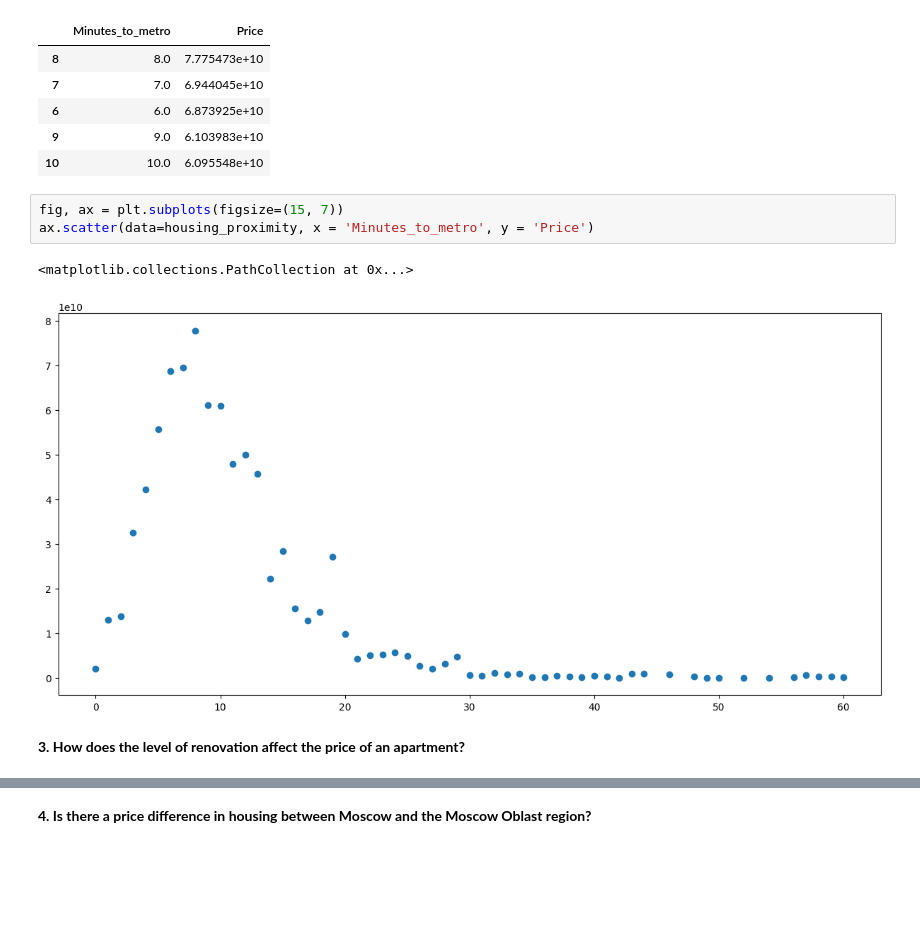
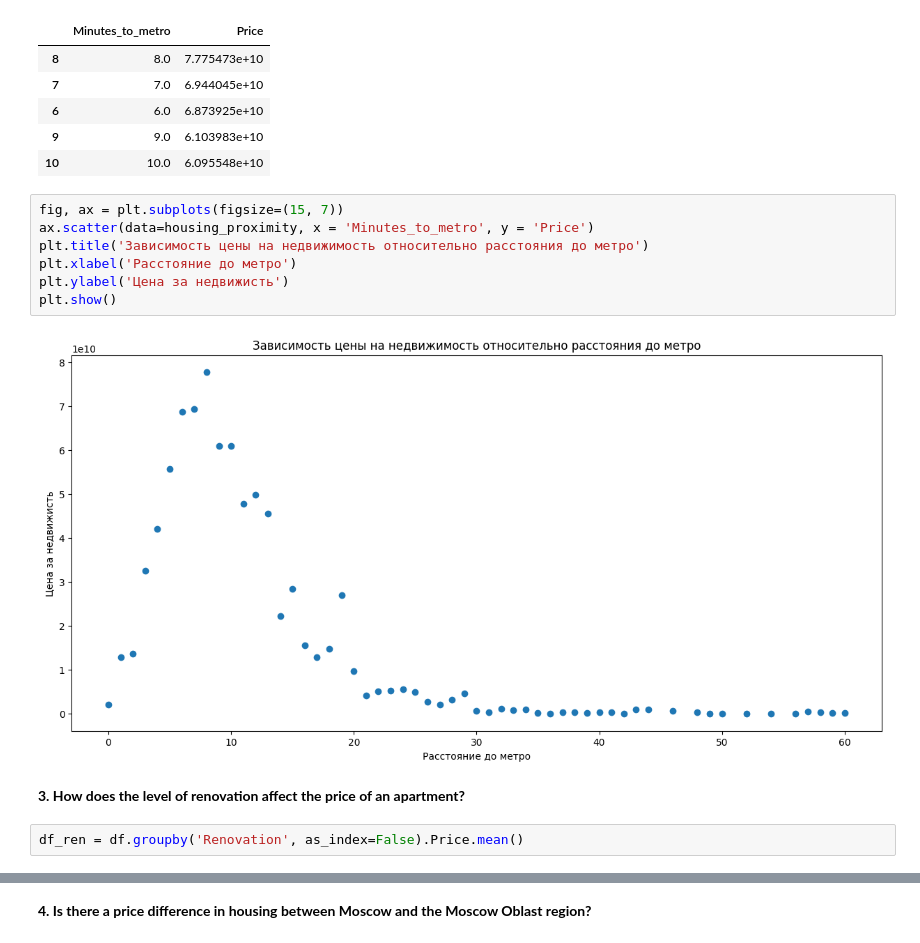
Before and after one commit to WhosArt/Moscow_housing_price, a Jupyter notebook: house_pricing/house_pricing.ipynb, the cells around one changed output, grey strips where cells are left out. Drawn from its saved outputs; the diff is of its cells as text; blank space fills up the shorter version.

Commit message:
3. How does the level of renovation affect the price of an apartment?

```diff
--- a/house_pricing/house_pricing.ipynb
+++ b/house_pricing/house_pricing.ipynb
@@ -69,8 +69,13 @@ housing_proximity.head(5)
 # %%
 fig, ax = plt.subplots(figsize=(15, 7))
 ax.scatter(data=housing_proximity, x = 'Minutes_to_metro', y = 'Price')
+plt.title('Зависимость цены на недвижимость относительно расстояния до метро')
+plt.xlabel('Расстояние до метро')
+plt.ylabel('Цена за недвижисть')
+plt.show()
 # %% [output]
-<matplotlib.collections.PathCollection at 0x...>
-[figure, old version]
+[figure, new version]
 # %% [markdown]
 **3. How does the level of renovation affect the price of an apartment?**
+# %%
+df_ren = df.groupby('Renovation', as_index=False).Price.mean()
```
Also changed, not shown: parts of 4 cells of this notebook.
